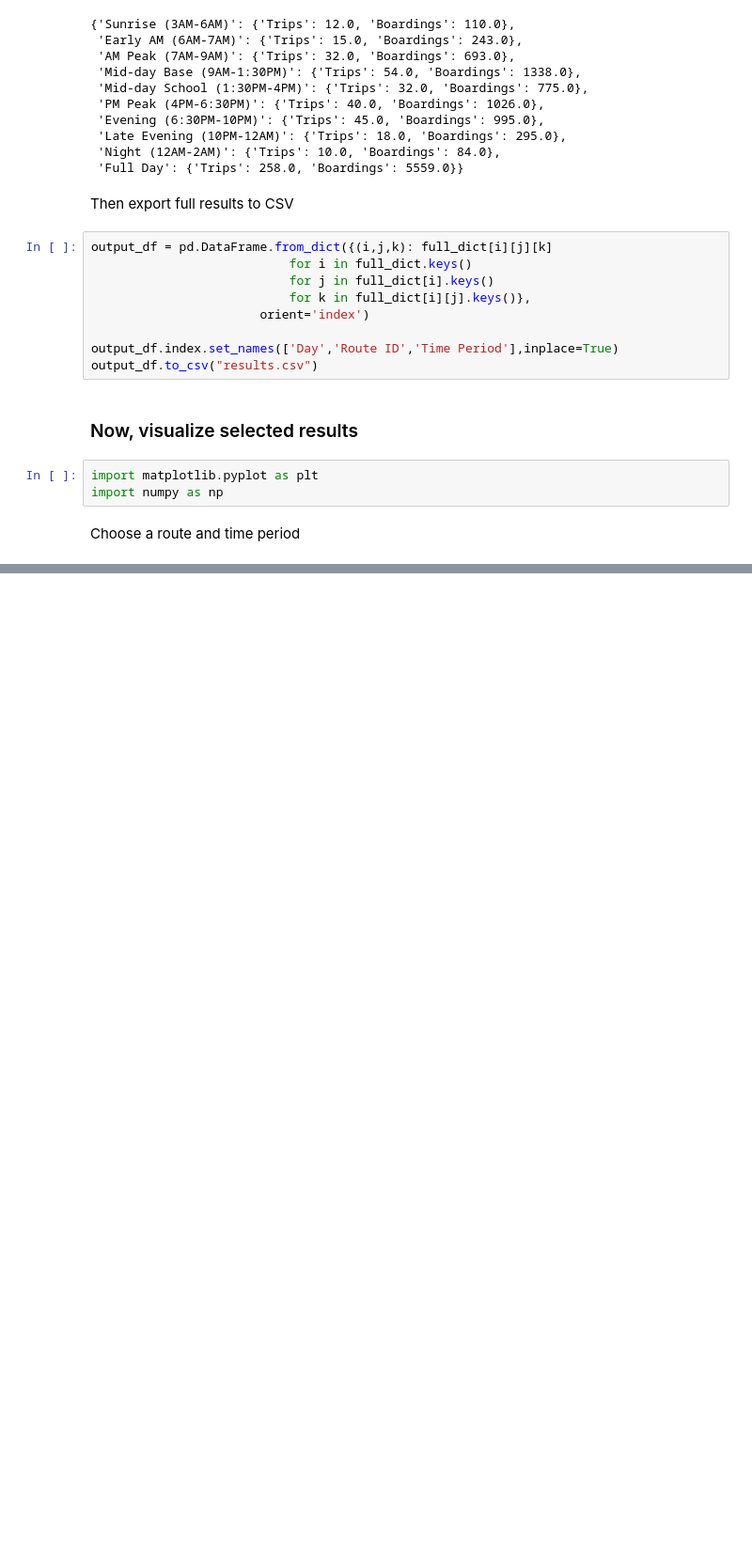
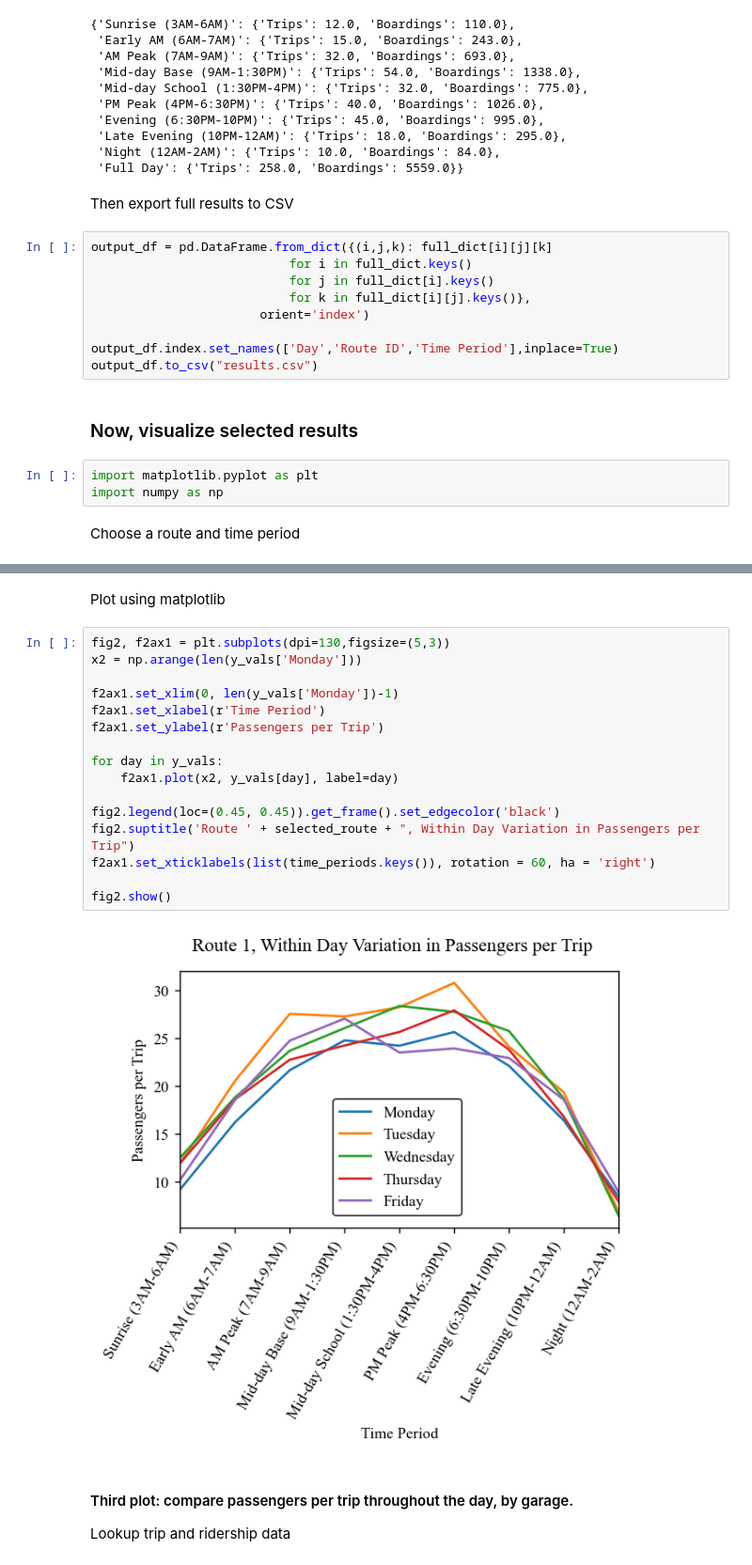
Before and after one commit to nick-caros/gtfs-running-times, a Jupyter notebook: MBTA Weekday Trip and Ridership Comparison.ipynb, the cells around one changed output, grey strips where cells are left out. Shown at 94% size. Drawn from its saved outputs; the diff is of its cells as text; blank space fills up the shorter version.

```diff
--- a/MBTA Weekday Trip and Ridership Comparison.ipynb
+++ b/MBTA Weekday Trip and Ridership Comparison.ipynb
@@ -271,0 +290,23 @@ fig.show()
+# %% [markdown]
+Plot using matplotlib
+# %%
+fig2, f2ax1 = plt.subplots(dpi=130,figsize=(5,3))
+x2 = np.arange(len(y_vals['Monday']))
+
+f2ax1.set_xlim(0, len(y_vals['Monday'])-1)
+f2ax1.set_xlabel(r'Time Period')
+f2ax1.set_ylabel(r'Passengers per Trip')
+
+for day in y_vals:
+    f2ax1.plot(x2, y_vals[day], label=day)
+
+fig2.legend(loc=(0.45, 0.45)).get_frame().set_edgecolor('black')
+fig2.suptitle('Route ' + selected_route + ", Within Day Variation in Passengers per Trip")
+f2ax1.set_xticklabels(list(time_periods.keys()), rotation = 60, ha = 'right')
+
+fig2.show()
+# %% [output]
+[figure, added]
+# %% [markdown]
+#### Third plot: compare passengers per trip throughout the day, by garage.
+Lookup trip and ridership data
```
Also changed, not shown: parts of 21 cells of this notebook.
